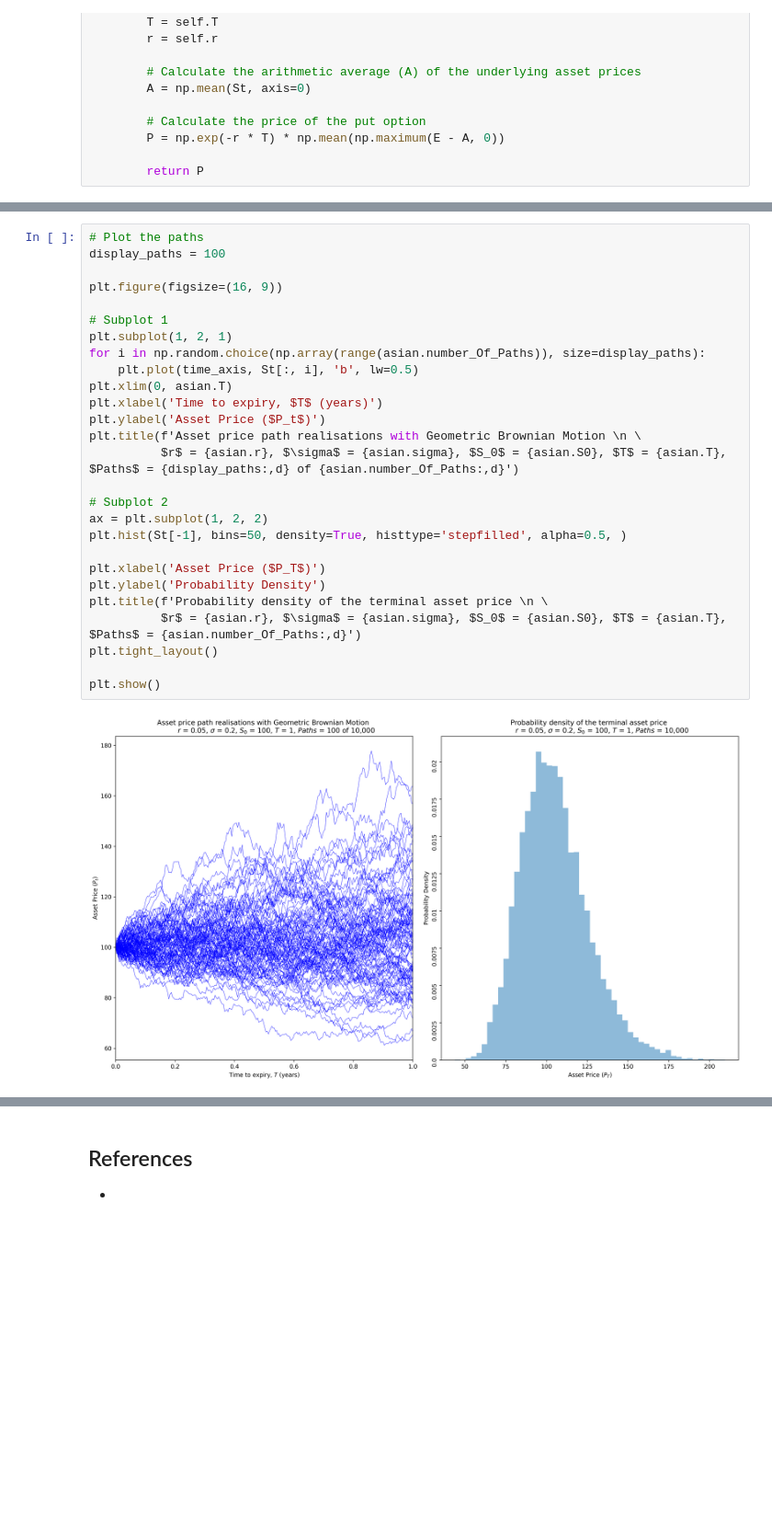
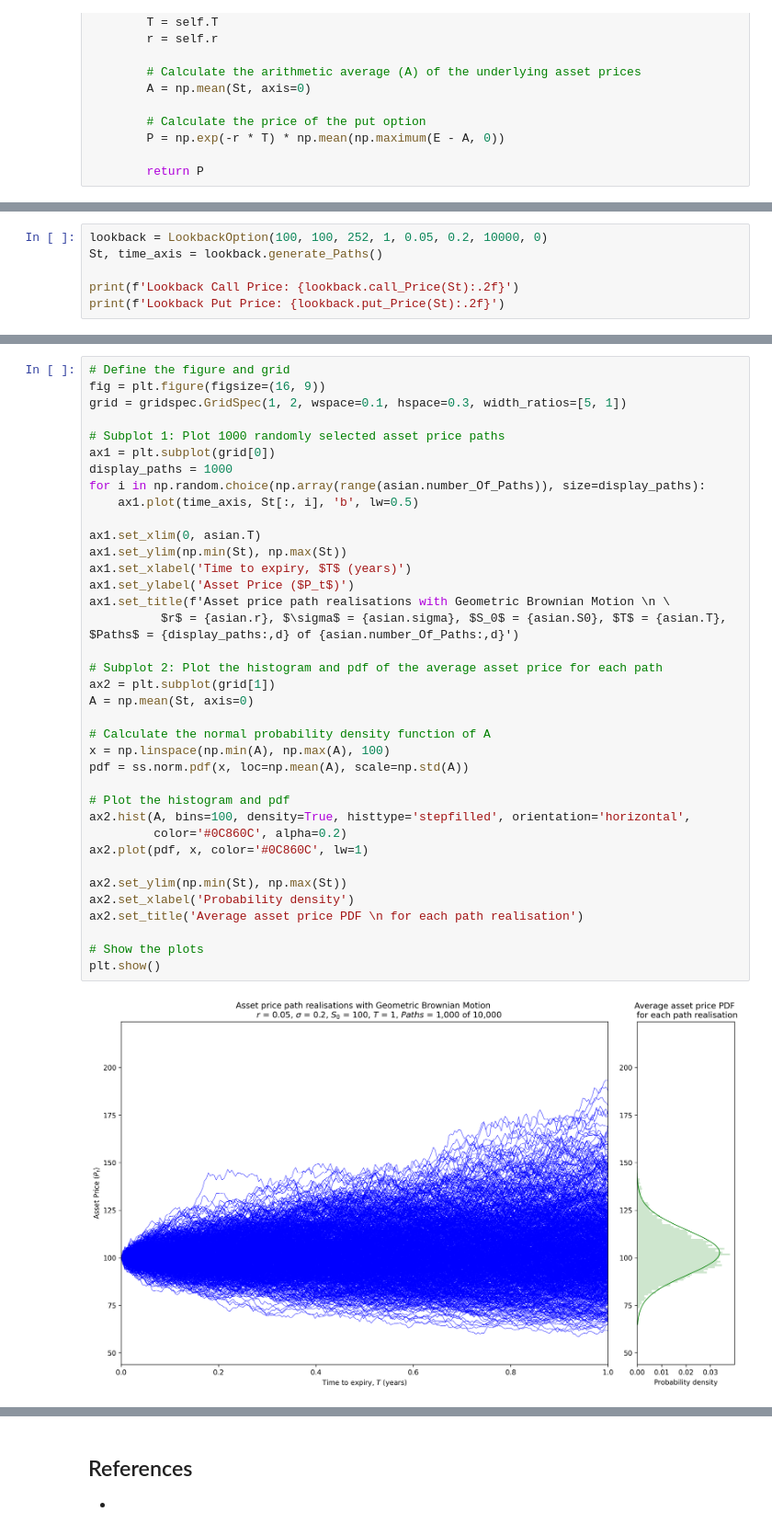
Before and after one commit to imharrisonking/cqf, a Jupyter notebook: 03-equities-and-currencies/exam/E2_HARRISON_KING_REPORT.ipynb, the cells around one changed output, grey strips where cells are left out. Shown at 92% size. Saved outputs shown, nothing was run; the diff lists cells and outputs as text; blank space fills up the shorter version.

Commit message:
Completes asset price realisation and average asset price PDF for each path plot

```diff
--- a/03-equities-and-currencies/exam/E2_HARRISON_KING_REPORT.ipynb
+++ b/03-equities-and-currencies/exam/E2_HARRISON_KING_REPORT.ipynb
@@ -383,2 +441,8 @@ print(f'Asian Put Price: {asian.put_Price(St):.2f}')
 Asian Call Price: 5.76
 Asian Put Price: 3.21
+# %%
+lookback = LookbackOption(100, 100, 252, 1, 0.05, 0.2, 10000, 0)
+St, time_axis = lookback.generate_Paths()
+
+print(f'Lookback Call Price: {lookback.call_Price(St):.2f}')
+print(f'Lookback Put Price: {lookback.put_Price(St):.2f}')
@@ -385,29 +452,39 @@ Asian Put Price: 3.21
 # %%
-# Plot the paths
-display_paths = 100
+# Define the figure and grid
+fig = plt.figure(figsize=(16, 9))
+grid = gridspec.GridSpec(1, 2, wspace=0.1, hspace=0.3, width_ratios=[5, 1])
 
-plt.figure(figsize=(16, 9))
+# Subplot 1: Plot 1000 randomly selected asset price paths
+ax1 = plt.subplot(grid[0])
+display_paths = 1000
+for i in np.random.choice(np.array(range(asian.number_Of_Paths)), size=display_paths):
+    ax1.plot(time_axis, St[:, i], 'b', lw=0.5)
 
-# Subplot 1
-plt.subplot(1, 2, 1)
-for i in np.random.choice(np.array(range(asian.number_Of_Paths)), size=display_paths):
-    plt.plot(time_axis, St[:, i], 'b', lw=0.5)
-plt.xlim(0, asian.T)
-plt.xlabel('Time to expiry, $T$ (years)')
-plt.ylabel('Asset Price ($P_t$)')
-plt.title(f'Asset price path realisations with Geometric Brownian Motion \n \
+ax1.set_xlim(0, asian.T)
+ax1.set_ylim(np.min(St), np.max(St))
+ax1.set_xlabel('Time to expiry, $T$ (years)')
+ax1.set_ylabel('Asset Price ($P_t$)')
+ax1.set_title(f'Asset price path realisations with Geometric Brownian Motion \n \
           $r$ = {asian.r}, $\sigma$ = {asian.sigma}, $S_0$ = {asian.S0}, $T$ = {asian.T}, $Paths$ = {display_paths:,d} of {asian.number_Of_Paths:,d}')
 
-# Subplot 2
-ax = plt.subplot(1, 2, 2)
-plt.hist(St[-1], bins=50, density=True, histtype='stepfilled', alpha=0.5, )
+# Subplot 2: Plot the histogram and pdf of the average asset price for each path
+ax2 = plt.subplot(grid[1])
+A = np.mean(St, axis=0)
 
-plt.xlabel('Asset Price ($P_T$)')
-plt.ylabel('Probability Density')
-plt.title(f'Probability density of the terminal asset price \n \
-          $r$ = {asian.r}, $\sigma$ = {asian.sigma}, $S_0$ = {asian.S0}, $T$ = {asian.T}, $Paths$ = {asian.number_Of_Paths:,d}')
-plt.tight_layout()
+# Calculate the normal probability density function of A
+x = np.linspace(np.min(A), np.max(A), 100)
+pdf = ss.norm.pdf(x, loc=np.mean(A), scale=np.std(A))
 
+# Plot the histogram and pdf
+ax2.hist(A, bins=100, density=True, histtype='stepfilled', orientation='horizontal',
+         color='#0C860C', alpha=0.2)
+ax2.plot(pdf, x, color='#0C860C', lw=1)
+
+ax2.set_ylim(np.min(St), np.max(St))
+ax2.set_xlabel('Probability density')
+ax2.set_title('Average asset price PDF \n for each path realisation')
+
+# Show the plots
 plt.show()
 # %% [output]
-[figure, old version]
+[figure, new version]
```
Also changed, not shown: parts of 10 cells of this notebook.
